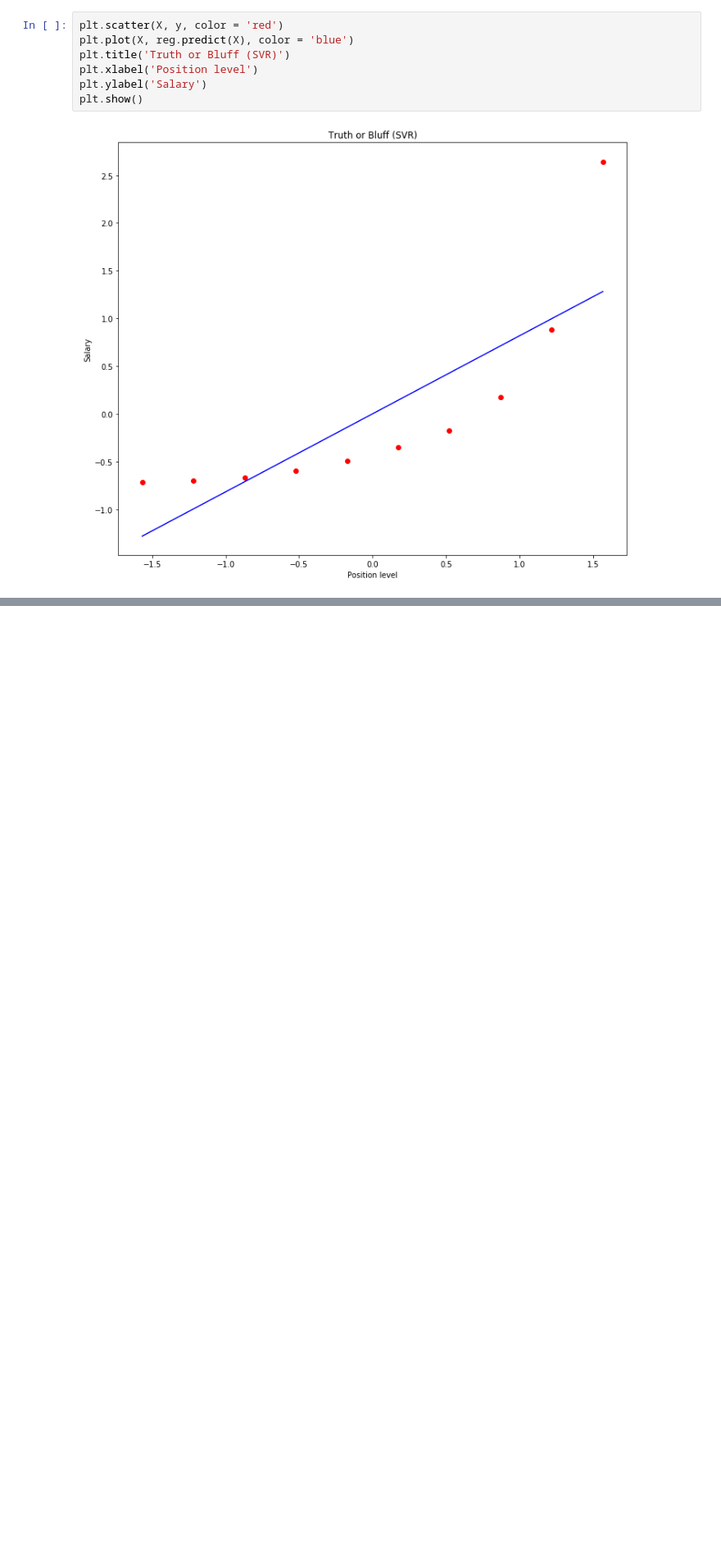
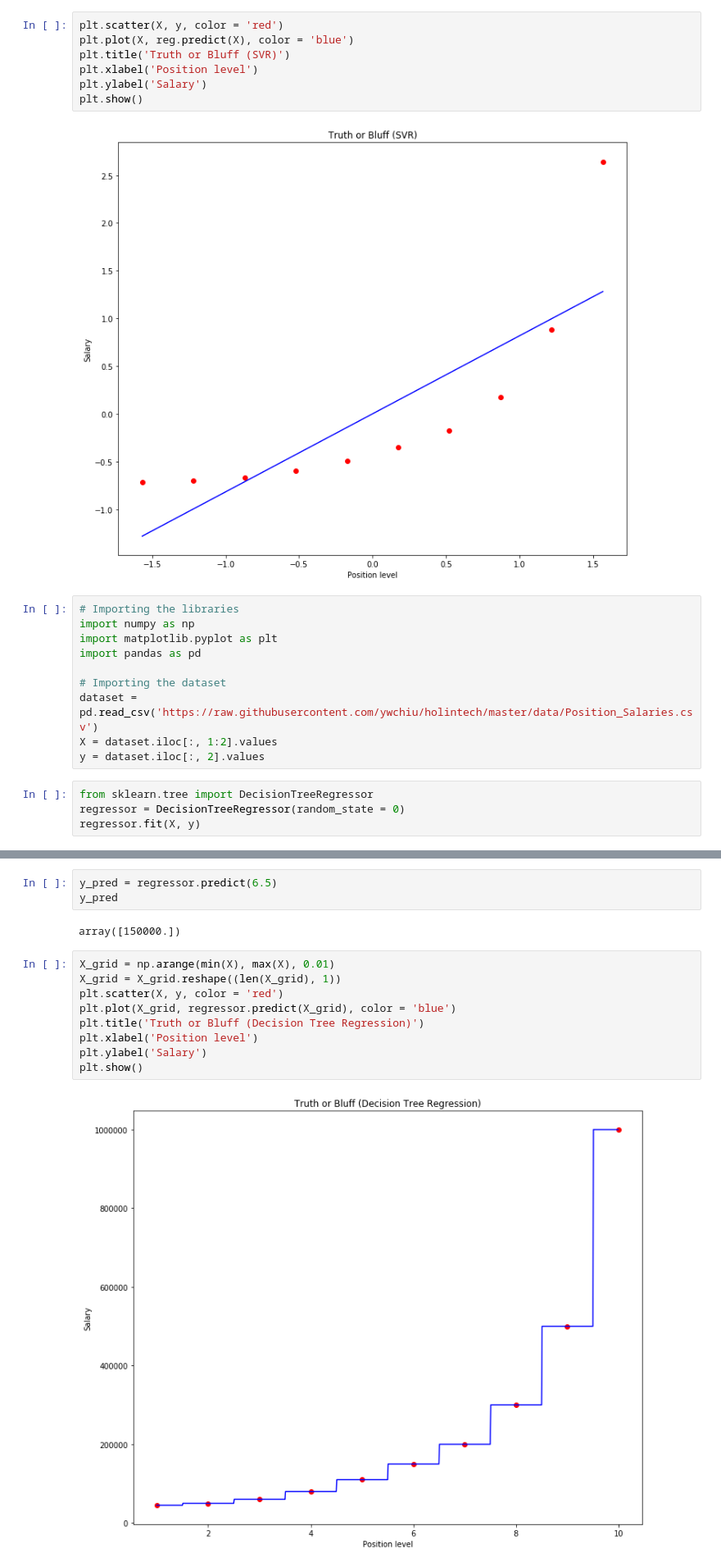
Before and after one commit to ywchiu/holintech, a Jupyter notebook: Demo20181222.ipynb, the cells around one changed output, grey strips where cells are left out. Shown: that part at 82% size. Cells and saved outputs as stored; diff of their text form; blank space fills up the shorter version.

Commit message:
add train data

```diff
--- a/Demo20181222.ipynb
+++ b/Demo20181222.ipynb
@@ -595,3 +595,17 @@ plt.ylabel('Salary')
 plt.show()
 # %% [output]
 [figure]
+# %%
+# Importing the libraries
+import numpy as np
+import matplotlib.pyplot as plt
+import pandas as pd
+
+# Importing the dataset
+dataset = pd.read_csv('https://raw.githubusercontent.com/ywchiu/holintech/master/data/Position_Salaries.csv')
+X = dataset.iloc[:, 1:2].values
+y = dataset.iloc[:, 2].values
+# %%
+from sklearn.tree import DecisionTreeRegressor
+regressor = DecisionTreeRegressor(random_state = 0)
+regressor.fit(X, y)
@@ -597,0 +618,16 @@ plt.show()
+# %%
+y_pred = regressor.predict(6.5)
+y_pred
+# %% [output]
+array([150000.])
+# %%
+X_grid = np.arange(min(X), max(X), 0.01)
+X_grid = X_grid.reshape((len(X_grid), 1))
+plt.scatter(X, y, color = 'red')
+plt.plot(X_grid, regressor.predict(X_grid), color = 'blue')
+plt.title('Truth or Bluff (Decision Tree Regression)')
+plt.xlabel('Position level')
+plt.ylabel('Salary')
+plt.show()
+# %% [output]
+[figure, added]
```
Also changed, not shown: parts of 8 cells of this notebook, 2 other files.
